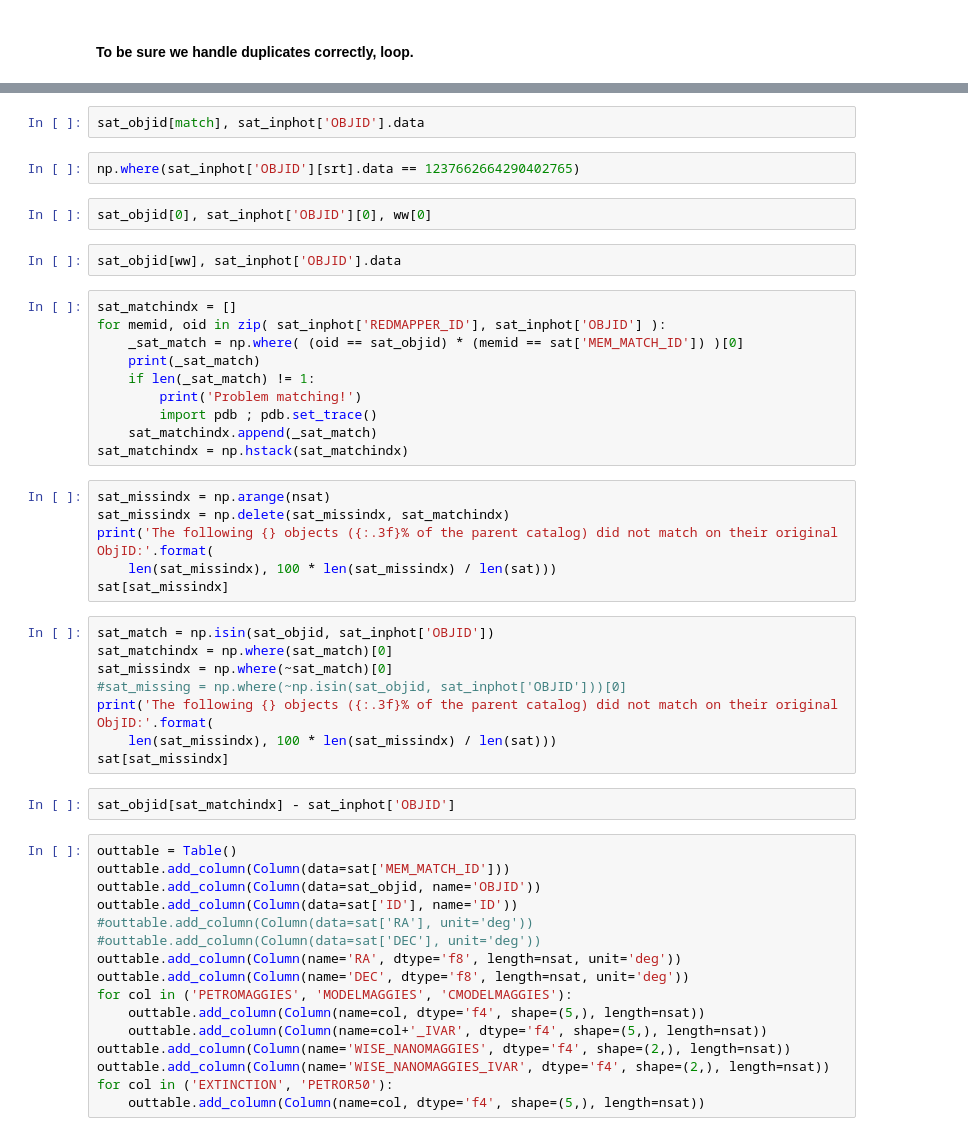
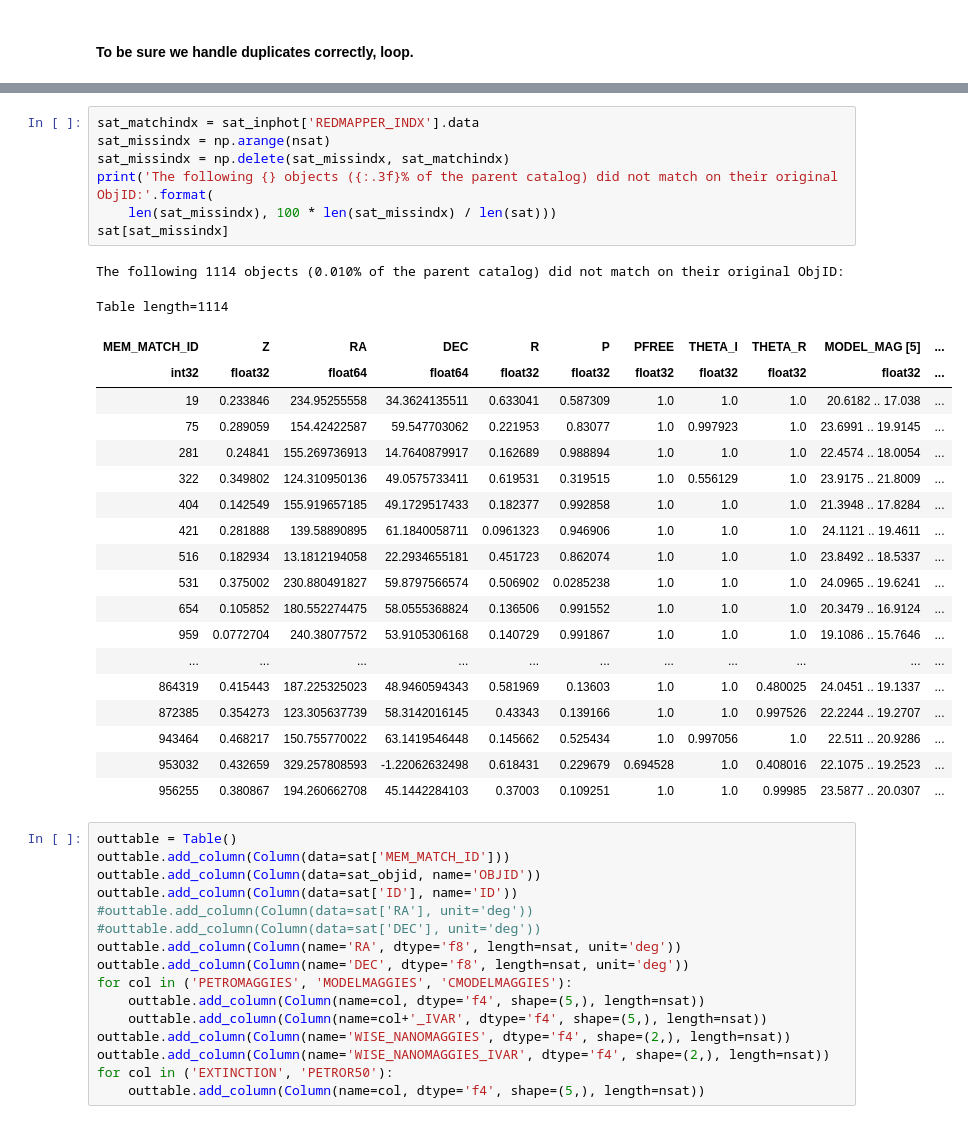
Before and after one commit to moustakas/legacyhalos, a Jupyter notebook: doc/redmapper-sdssWISEphot.ipynb, the cells around one changed output, grey strips where cells are left out. Drawn from its saved outputs; the diff is of its cells as text.

```diff
--- a/doc/redmapper-sdssWISEphot.ipynb
+++ b/doc/redmapper-sdssWISEphot.ipynb
@@ -717,37 +719,31 @@ mm = sat[match]
-# %%
-sat_objid[match], sat_inphot['OBJID'].data
-# %%
-np.where(sat_inphot['OBJID'][srt].data == 1237662664290402765)
-# %%
-sat_objid[0], sat_inphot['OBJID'][0], ww[0]
-# %%
-sat_objid[ww], sat_inphot['OBJID'].data
-# %%
-sat_matchindx = []
-for memid, oid in zip( sat_inphot['REDMAPPER_ID'], sat_inphot['OBJID'] ):
-    _sat_match = np.where( (oid == sat_objid) * (memid == sat['MEM_MATCH_ID']) )[0]
-    print(_sat_match)
-    if len(_sat_match) != 1:
-        print('Problem matching!')
-        import pdb ; pdb.set_trace()
-    sat_matchindx.append(_sat_match)
-sat_matchindx = np.hstack(sat_matchindx)
 # %%
+sat_matchindx = sat_inphot['REDMAPPER_INDX'].data
 sat_missindx = np.arange(nsat)
 sat_missindx = np.delete(sat_missindx, sat_matchindx)
 print('The following {} objects ({:.3f}% of the parent catalog) did not match on their original ObjID:'.format(
     len(sat_missindx), 100 * len(sat_missindx) / len(sat)))
 sat[sat_missindx]
+# %% [output]
+The following 1114 objects (0.010% of the parent catalog) did not match on their original ObjID:
+Table length=1114
+| MEM_MATCH_ID | Z | RA | DEC | R | P | PFREE | THETA_I | THETA_R | MODEL_MAG [5] | ... |
+| int32 | float32 | float64 | float64 | float32 | float32 | float32 | float32 | float32 | float32 | ... |
+| 19 | 0.233846 | 234.95255558 | 34.3624135511 | 0.633041 | 0.587309 | 1.0 | 1.0 | 1.0 | 20.6182 .. 17.038 | ... |
+| 75 | 0.289059 | 154.42422587 | 59.547703062 | 0.221953 | 0.83077 | 1.0 | 0.997923 | 1.0 | 23.6991 .. 19.9145 | ... |
+| 281 | 0.24841 | 155.269736913 | 14.7640879917 | 0.162689 | 0.988894 | 1.0 | 1.0 | 1.0 | 22.4574 .. 18.0054 | ... |
+| 322 | 0.349802 | 124.310950136 | 49.0575733411 | 0.619531 | 0.319515 | 1.0 | 0.556129 | 1.0 | 23.9175 .. 21.8009 | ... |
+| 404 | 0.142549 | 155.919657185 | 49.1729517433 | 0.182377 | 0.992858 | 1.0 | 1.0 | 1.0 | 21.3948 .. 17.8284 | ... |
+| 421 | 0.281888 | 139.58890895 | 61.1840058711 | 0.0961323 | 0.946906 | 1.0 | 1.0 | 1.0 | 24.1121 .. 19.4611 | ... |
+| 516 | 0.182934 | 13.1812194058 | 22.2934655181 | 0.451723 | 0.862074 | 1.0 | 1.0 | 1.0 | 23.8492 .. 18.5337 | ... |
+| 531 | 0.375002 | 230.880491827 | 59.8797566574 | 0.506902 | 0.0285238 | 1.0 | 1.0 | 1.0 | 24.0965 .. 19.6241 | ... |
+| 654 | 0.105852 | 180.552274475 | 58.0555368824 | 0.136506 | 0.991552 | 1.0 | 1.0 | 1.0 | 20.3479 .. 16.9124 | ... |
+| 959 | 0.0772704 | 240.38077572 | 53.9105306168 | 0.140729 | 0.991867 | 1.0 | 1.0 | 1.0 | 19.1086 .. 15.7646 | ... |
+| ... | ... | ... | ... | ... | ... | ... | ... | ... | ... | ... |
+| 864319 | 0.415443 | 187.225325023 | 48.9460594343 | 0.581969 | 0.13603 | 1.0 | 1.0 | 0.480025 | 24.0451 .. 19.1337 | ... |
+| 872385 | 0.354273 | 123.305637739 | 58.3142016145 | 0.43343 | 0.139166 | 1.0 | 1.0 | 0.997526 | 22.2244 .. 19.2707 | ... |
+| 943464 | 0.468217 | 150.755770022 | 63.1419546448 | 0.145662 | 0.525434 | 1.0 | 0.997056 | 1.0 | 22.511 .. 20.9286 | ... |
+| 953032 | 0.432659 | 329.257808593 | -1.22062632498 | 0.618431 | 0.229679 | 0.694528 | 1.0 | 0.408016 | 22.1075 .. 19.2523 | ... |
+| 956255 | 0.380867 | 194.260662708 | 45.1442284103 | 0.37003 | 0.109251 | 1.0 | 1.0 | 0.99985 | 23.5877 .. 20.0307 | ... |
-# %%
-sat_match = np.isin(sat_objid, sat_inphot['OBJID'])
-sat_matchindx = np.where(sat_match)[0]
-sat_missindx = np.where(~sat_match)[0]
-#sat_missing = np.where(~np.isin(sat_objid, sat_inphot['OBJID']))[0]
-print('The following {} objects ({:.3f}% of the parent catalog) did not match on their original ObjID:'.format(
-    len(sat_missindx), 100 * len(sat_missindx) / len(sat)))
-sat[sat_missindx]
-# %%
-sat_objid[sat_matchindx] - sat_inphot['OBJID']
 # %%
 outtable = Table()
 outtable.add_column(Column(data=sat['MEM_MATCH_ID']))
```
Also changed, not shown: parts of 15 cells of this notebook.
